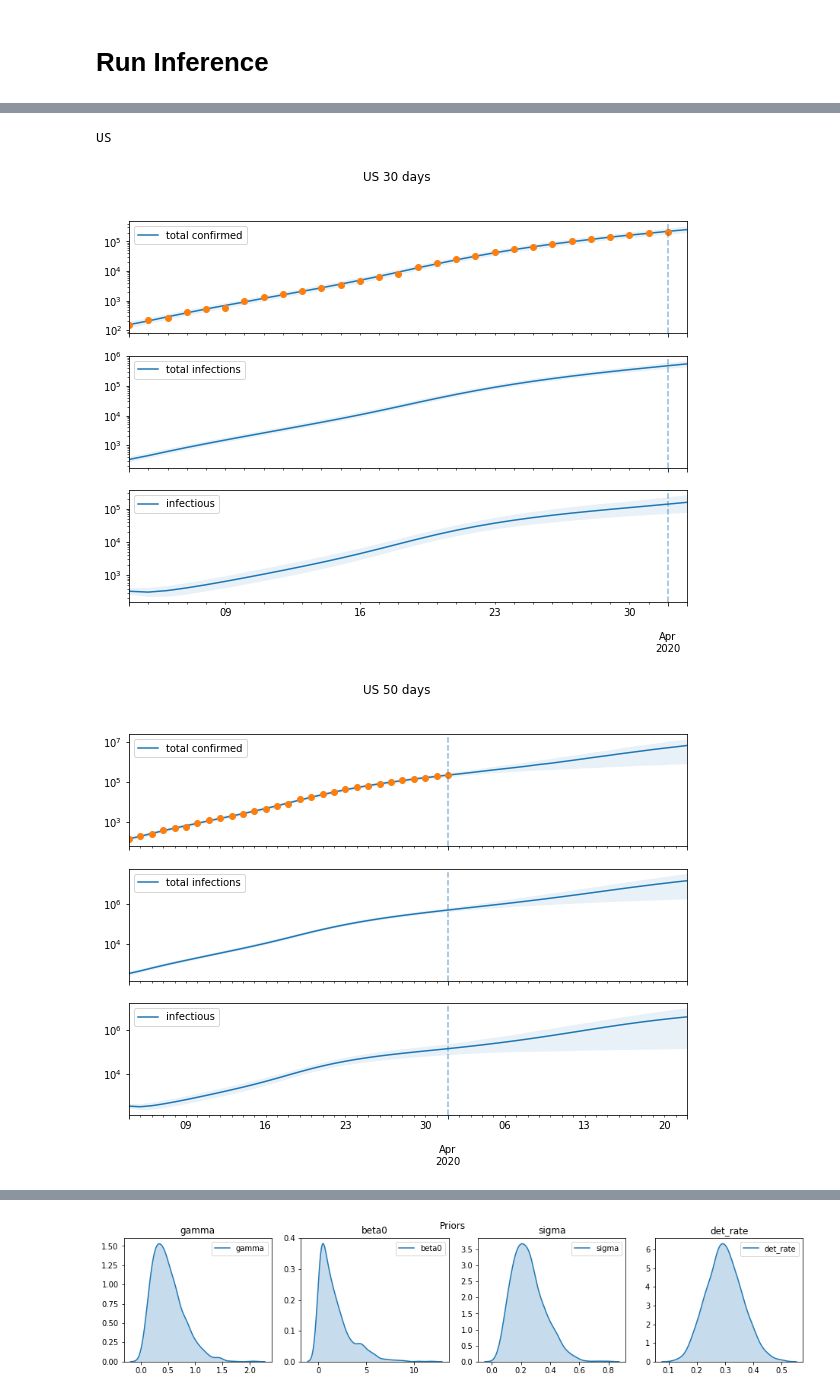
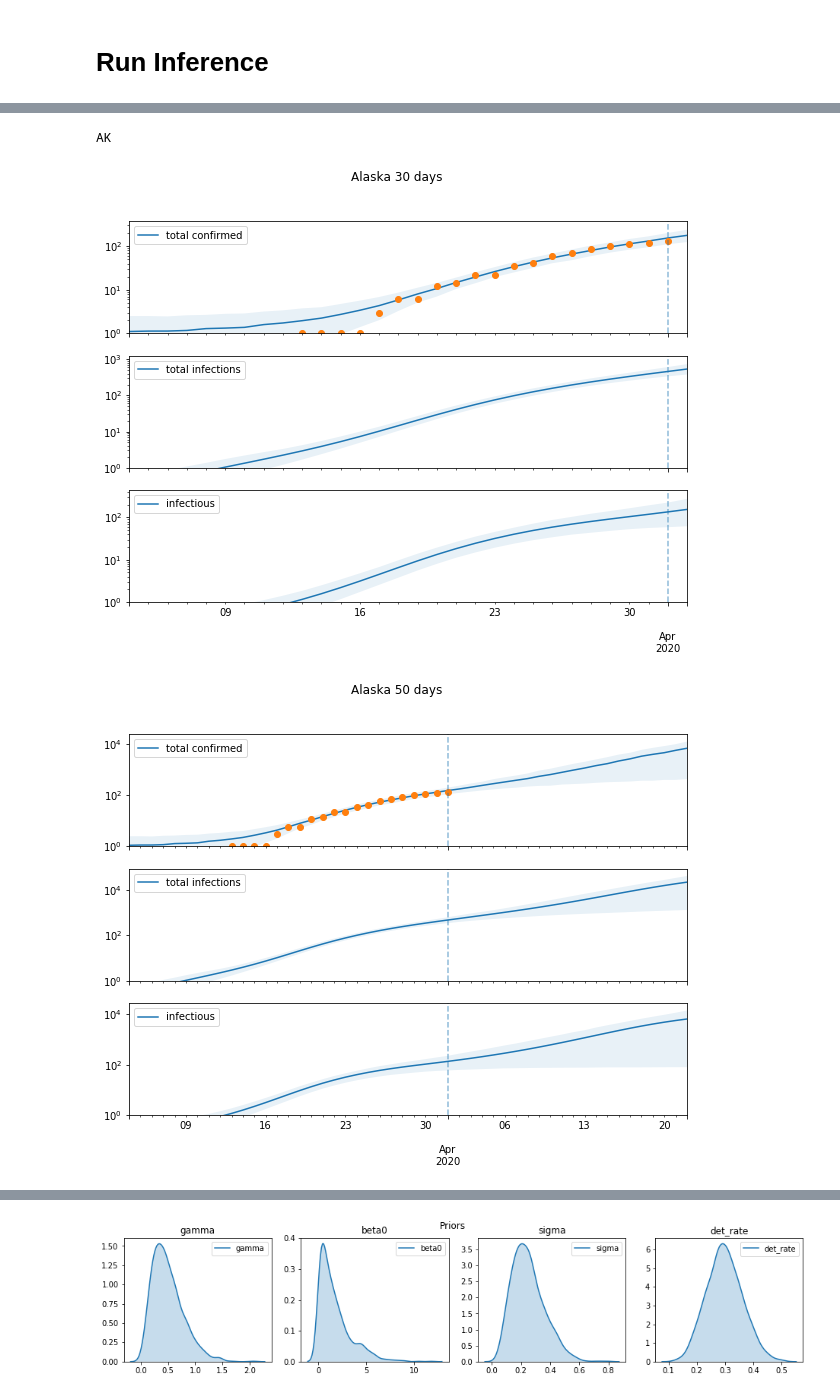
Before and after one commit to dsheldon/covid, a Jupyter notebook: SIR.ipynb, the cells around one changed output, grey strips where cells are left out. Drawn from its saved outputs; the diff is of its cells as text; code cells hidden in the pictures.

```diff
--- a/SIR.ipynb
+++ b/SIR.ipynb
@@ -30,7 +30,7 @@ save = True
 #places = ['Italy', 'US', 'WA', 'NY', 'MA']
 #places = ['NY']
 #places = ['US']
-places = ['US']
+places = ['AK']
 
 for place in places:
 
@@ -122,8 +122,8 @@ start = '2020-03-04'
 #places = ['ID']
 #places = ['NY']
 #places = state_data.keys()
-#places = ['AK']
-places = ['US']
+places = ['AK']
+#places = ['US']
 
 save = True
 
@@ -164,33 +164,33 @@ for place in places:
 
                     # Don't display below 1
                     bottom, top = a.get_ylim()
                     bottom = 1 if bottom < 1 else bottom
                     a.set_ylim(bottom=bottom)
 
             if save:
                 filename = f'vis/{place}_predictive_scale_{scale}_T_{T}.png'
                 plt.savefig(filename)
 
             plt.show()
 
     # Compute average R0 over time
     gamma = mcmc_samples['gamma'][:,None]
     beta = mcmc_samples['beta']
     t = pd.date_range(start=start_, periods=beta.shape[1], freq='D')
     R0 = beta/gamma
 
     pi = np.percentile(R0, (10, 90), axis=0)
     df = pd.DataFrame(index=t, data={'R0': np.median(R0, axis=0)})
     df.plot(style='-o')
     plt.fill_between(t, pi[0,:], pi[1,:], alpha=0.1)
 
     if save:
         filename = f'vis/{place}_R0.png'
         plt.savefig(filename)
 
     plt.title(place)
     plt.show()
 # %% [output]
-US
+AK
-[figure, old version]
+[figure, new version]
-[figure, old version]
+[figure, new version]
```
Also changed, not shown: parts of 2 cells of this notebook, 1 other file.
